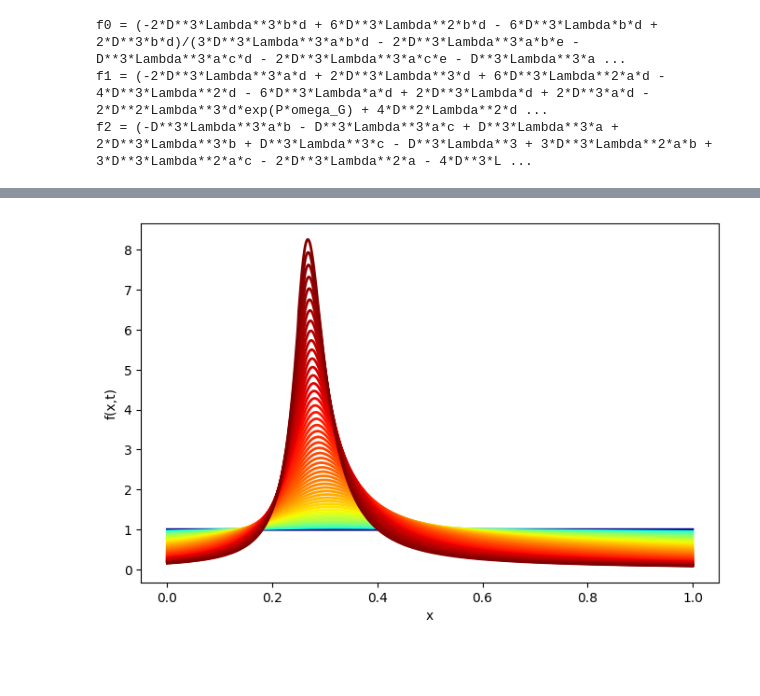
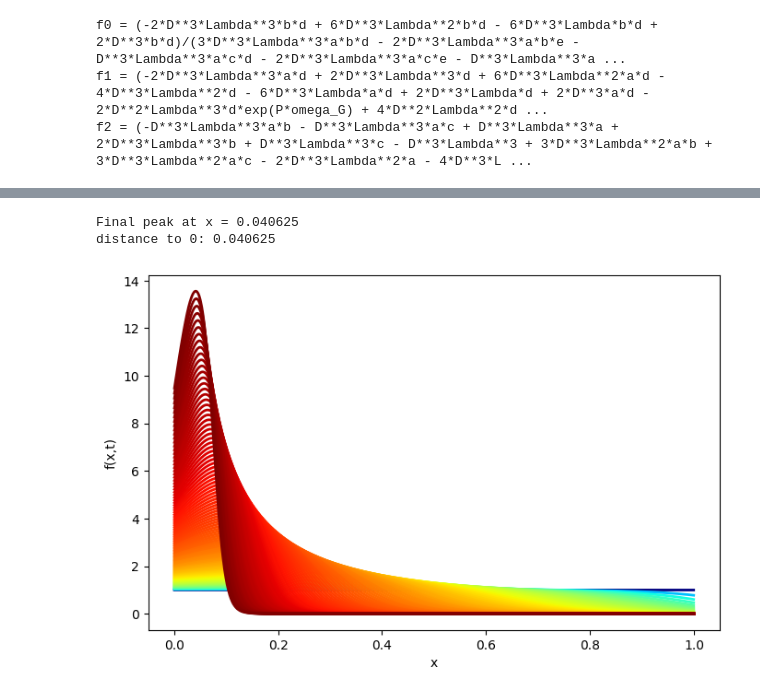
Before and after one commit to xuhanp2/IMLforBiologyMathModel, a Jupyter notebook: simulation.ipynb, the cells around one changed output, grey strips where cells are left out. Drawn from its saved outputs; the diff is of its cells as text; code cells hidden in the pictures; blank space fills up the shorter version.

```diff
--- a/simulation.ipynb
+++ b/simulation.ipynb
@@ -501,13 +624,12 @@ import matplotlib.cm as cm
 
 N = 800
 dt = 0.0005
-time_steps = 5000
-wi = 1
+time_steps = 10000
+wi = 0.3
 wg = 1
 Lambda = 0.1
-# R, S, T, P = 6, 3, 12, 5 #PD
-R, S, T, P = 6, 5, 12, 3 #HD
-
+R, S, T, P = 6, 3, 12, 5 #PD
+# R, S, T, P = 6, 5, 12, 3 #HD
 x_interface = np.linspace(0, 1, N+1)
 dx = x_interface[1] - x_interface[0]
 x_center = 0.5 * (x_interface[1:] + x_interface[:-1])
@@ -523,23 +645,23 @@ f_j /= np.sum(f_j * dx)
 
 def coop_payoff(x):
     numer = np.exp(wi * (x*R + (1-x)*S))
-    denom = np.exp(wi * (x*R + (1-x)*S)) + np.exp(wi * (x*T + (1-x)*P))
+    denom = x*np.exp(wi * (x*R + (1-x)*S)) + (1-x)*np.exp(wi * (x*T + (1-x)*P))
     return numer / denom
 
 def def_payoff(x):
     numer = np.exp(wi * (x*T + (1-x)*P))
-    denom = np.exp(wi * (x*R + (1-x)*S)) + np.exp(wi * (x*T + (1-x)*P))
+    denom = x*np.exp(wi * (x*R + (1-x)*S)) + (1-x)*np.exp(wi * (x*T + (1-x)*P))
     return numer / denom
 
 def G(x):
     return x * (x*R + (1-x)*S) + (1-x)*(x*T + (1-x)*P)
 
-# def G_group(f):
-#     exp_wgG_centers = np.exp(wg * G(x_center))
-#     denom = np.sum(f * exp_wgG_centers) * dx
-#     if denom == 0:
-#         denom = 1e-20
-#     return exp_wgG_centers / denom
+def G_group(f):
+    exp_wgG_centers = np.exp(wg * G(x_center))
+    denom = np.sum(f * exp_wgG_centers) * dx
+    if denom == 0:
+        denom = 1e-20
+    return exp_wgG_centers / denom
 
 def flux(f):
     F = np.zeros(N+1)
@@ -579,33 +701,40 @@ def cell_trapz_integrals_local(f):
 plt.figure(figsize=(8,5))
 
 for n in range(time_steps):
 
-    # G_vals = G_group(x_center)
-    # df_selection = Lambda * (G_vals * f_j - f_j) * dx
+    G_vals = G_group(x_center)
+    df_selection = Lambda * (G_vals * f_j - f_j) * dx
     I_cell, J_cell = cell_trapz_integrals_local(f_j)
     df_selection = Lambda * (I_cell - J_cell)
 
 
     F = flux(f_j)
     df_transport = -(F[1:] - F[:-1])/dx
 
     f_j_new = f_j + dt * (df_transport + df_selection)
     f_j_new = np.maximum(f_j_new, 0)
     current_sum_f_j = np.sum(f_j_new)
 
     if current_sum_f_j > 0:
         f_j_new = f_j_new * (N / current_sum_f_j)
     else:
         f_j_new = np.ones_like(f_j_new)
         f_j_new = f_j_new * (N / np.sum(f_j_new))
     f_j = f_j_new
 
     if n % 100 == 0:
         color_val = cm.jet((n / time_steps)**0.25)
         plt.plot(x_center, f_j, color=color_val, lw=2)
 
+
+idx_max = np.argmax(f_j)
+print("Final peak at x =", x_center[idx_max])
+print("distance to 0:", abs(x_center[idx_max]))
+
 plt.xlabel('x')
 plt.ylabel('f(x,t)')
 plt.show()
 # %% [output]
+Final peak at x = 0.040625
+distance to 0: 0.040625
-[figure, old version]
+[figure, new version]
```
Also changed, not shown: parts of 8 cells of this notebook, 7 other files.
